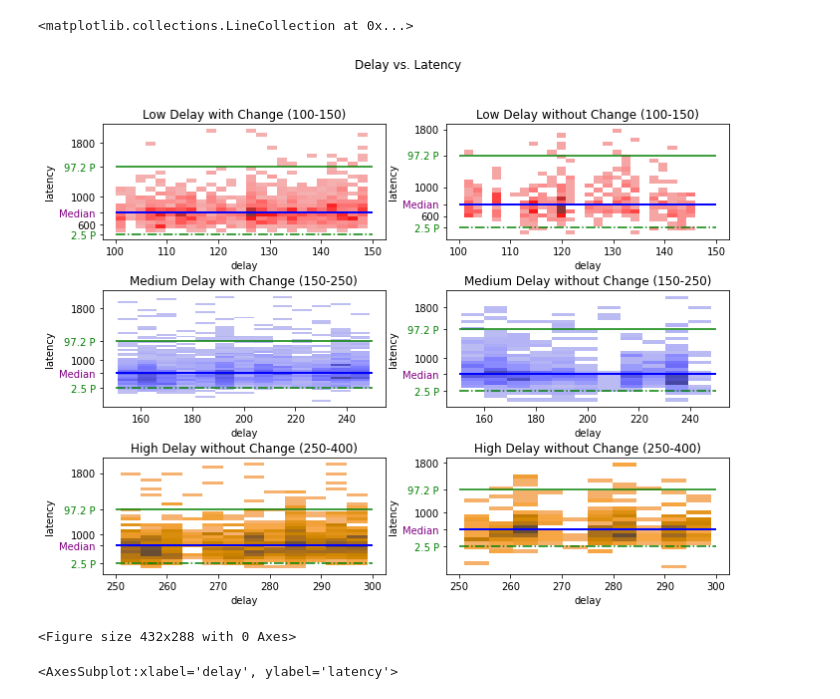
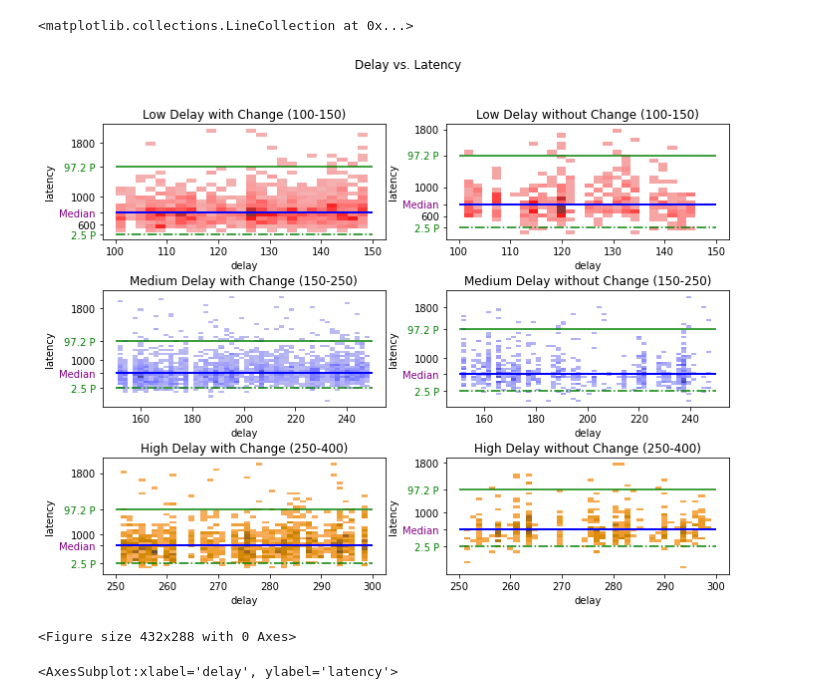
Before and after one commit to trickydaze/Behavioural-Neuroscience, a Jupyter notebook: Visualisation.ipynb, the cells around one changed output. Drawn from its saved outputs; the diff is of its cells as text; code cells hidden in the pictures.

Commit message:
visualisation adds

```diff
--- a/Visualisation.ipynb
+++ b/Visualisation.ipynb
@@ -67,7 +67,7 @@ axes[0,1].hlines(y=np.percentile(low_delay_nochange.latency,97.2),xmin=100,xmax=
 
 # Medium delay with change plotting
 # Plotting histplot
-sns.histplot(ax=axes[1,0], x=medium_delay_change.delay,y=medium_delay_change.latency, color='blue')
+sns.histplot(ax=axes[1,0], x=medium_delay_change.delay,y=medium_delay_change.latency, color='blue',bins=50)
 axes[1,0].set_title('Medium Delay with Change (150-250)')
 # Setting yticks and ticklabels
 axes[1,0].set_yticks([np.percentile(medium_delay_change.latency,2.5),medium_delay_change.latency.median(),1000,np.percentile(medium_delay_change.latency,97.2),1800])
@@ -82,7 +82,7 @@ axes[1,0].hlines(y=np.percentile(medium_delay_change.latency,97.2),xmin=150,xmax
 
 # Medium delay without change plotting
 # Plotting histplot
-sns.histplot(ax=axes[1,1], x=medium_delay_nochange.delay,y=medium_delay_nochange.latency, color='blue',)
+sns.histplot(ax=axes[1,1], x=medium_delay_nochange.delay,y=medium_delay_nochange.latency, color='blue',bins=50)
 axes[1,1].set_title('Medium Delay without Change (150-250)')
 # Setting yticks and ticklabels
 axes[1,1].set_yticks([np.percentile(medium_delay_nochange.latency,2.5),medium_delay_nochange.latency.median(),1000,np.percentile(medium_delay_nochange.latency,97.2),1800])
@@ -98,37 +98,37 @@ axes[1,1].hlines(y=np.percentile(medium_delay_nochange.latency,97.2),xmin=150,xm
 
 # High delay with change plotting
 # Plotting histplot
-sns.histplot(ax=axes[2,0], x=high_delay_change.delay,y=high_delay_change.latency, color='orange')
+sns.histplot(ax=axes[2,0], x=high_delay_change.delay,y=high_delay_change.latency, color='orange',bins=40)
 axes[2,0].set_title('High Delay with Change (250-400)')
 # Setting yticks and ticklabels
 axes[2,0].set_yticks([np.percentile(high_delay_change.latency,2.5),high_delay_change.latency.median(),1000,np.percentile(high_delay_change.latency,97.2),1800])
 axes[2,0].set_yticklabels(['2.5 P','Median',1000,'97.2 P',1800])
 axes[2,0].get_yticklabels()[0].set_color("green")
 axes[2,0].get_yticklabels()[1].set_color("purple")
 axes[2,0].get_yticklabels()[3].set_color("green")
 # Adding percentile lines
 axes[2,0].hlines(y=np.percentile(high_delay_change.latency,2.5),xmin=250,xmax=300,color='g',linestyles='dashdot',label='2.5 Percent')
 axes[2,0].hlines(y=high_delay_change.latency.median(), color='b', linestyle='-', linewidth=2,animated=True,label='Mean of Low Delay',xmin=250,xmax=300)
 axes[2,0].hlines(y=np.percentile(high_delay_change.latency,97.2),xmin=250,xmax=300,color='g')
 
 
 # High delay without change plotting
 # Plotting histplot
-sns.histplot(ax=axes[2,1], x=high_delay_nochange.delay,y=high_delay_nochange.latency, color='orange')
+sns.histplot(ax=axes[2,1], x=high_delay_nochange.delay,y=high_delay_nochange.latency, color='orange',bins=40)
 axes[2,1].set_title('High Delay without Change (250-400)')
 # Setting yticks and ticklabels
 axes[2,1].set_yticks([np.percentile(high_delay_nochange.latency,2.5),high_delay_nochange.latency.median(),1000,np.percentile(high_delay_nochange.latency,97.2),1800])
 axes[2,1].set_yticklabels(['2.5 P','Median',1000,'97.2 P',1800])
 axes[2,1].get_yticklabels()[0].set_color("green")
 axes[2,1].get_yticklabels()[1].set_color("purple")
 axes[2,1].get_yticklabels()[3].set_color("green")
 # Adding percentile lines
 axes[2,1].hlines(y=np.percentile(high_delay_nochange.latency,2.5),xmin=250,xmax=300,color='g',linestyles='dashdot',label='2.5 Percent')
 axes[2,1].hlines(y=high_delay_nochange.latency.median(), color='b', linestyle='-', linewidth=2,animated=True,label='Mean of Low Delay',xmin=250,xmax=300)
 axes[2,1].hlines(y=np.percentile(high_delay_nochange.latency,97.2),xmin=250,xmax=300,color='g')
 # %% [output]
 <matplotlib.collections.LineCollection at 0x...>
-[figure, old version]
+[figure, new version]
 <Figure size 432x288 with 0 Axes>
 # %%
 sns.scatterplot(x=low_delay_nochange.delay,y=low_delay_nochange.latency)
```
